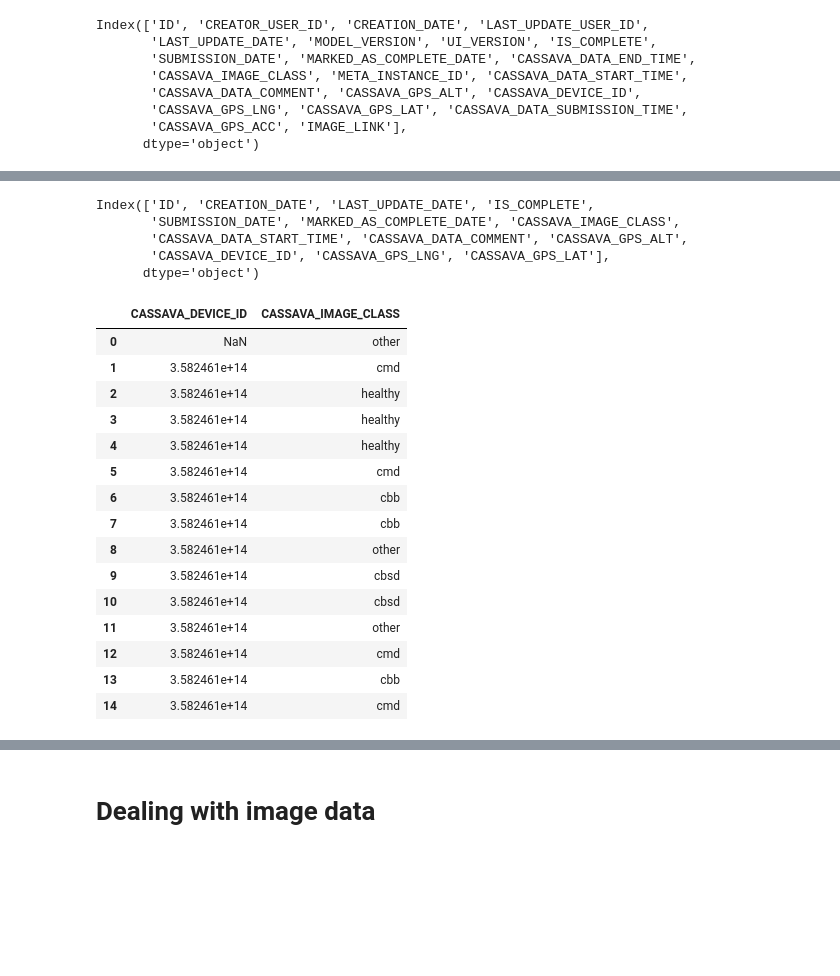
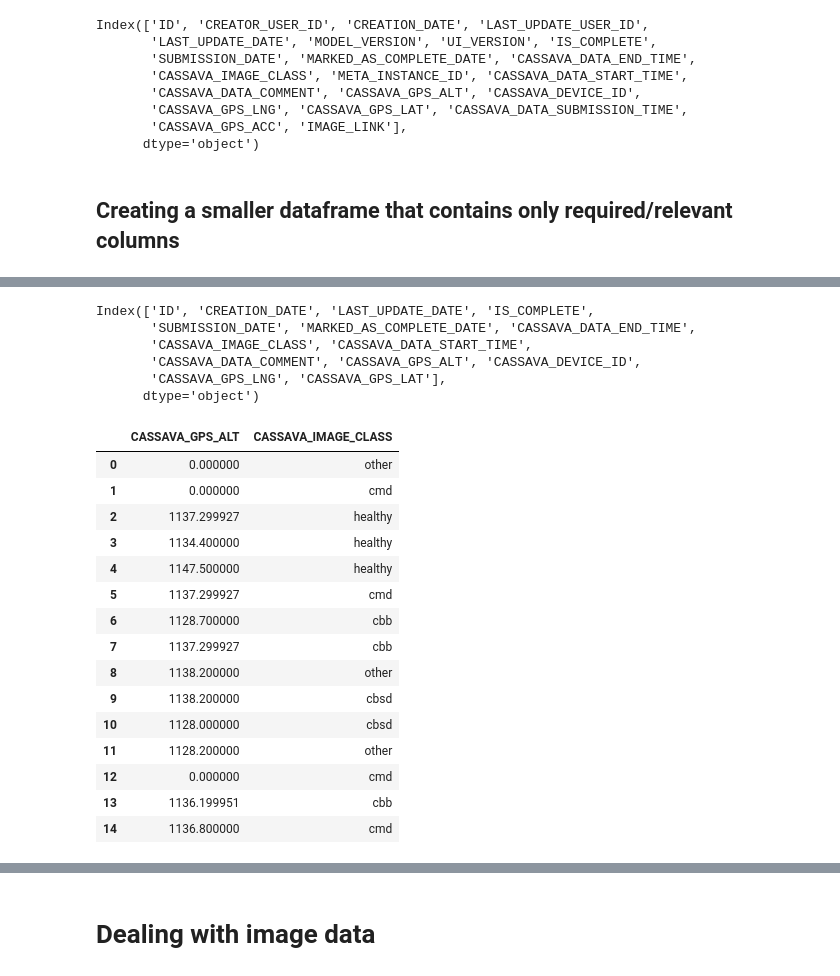
Before and after one commit to dnajjuma/Diana-Cassava-dataset, a Jupyter notebook: CASSAVA2.ipynb, the cells around one changed output, grey strips where cells are left out. Cells and saved outputs as stored; diff of their text form; code cells hidden in the pictures; blank space fills up the shorter version.

```diff
--- a/CASSAVA2.ipynb
+++ b/CASSAVA2.ipynb
@@ -169,0 +194,3 @@ cassava.head()
+# %%
+cassava['CASSAVA_DEVICE_ID'] = [hashlib.sha1(str.encode(str(i))).hexdigest() for i in cassava['CASSAVA_DEVICE_ID']]
+display(cassava.head())
@@ -201,6 +234,8 @@ Index(['ID', 'CREATOR_USER_ID', 'CREATION_DATE', 'LAST_UPDATE_USER_ID',
+# %% [markdown]
+## Creating a smaller dataframe that contains only required/relevant columns
 # %%
 #Locate the columns I need
-new_cassava = cassava.iloc[:,[0,2,4,7,8,9,11,13,14,15,16,17,18]]
+new_cassava = cassava.iloc[:,[0,2,4,7,8,9,10,11,13,14,15,16,17,18]]
 new_cassava.head(20)
 # %% [output]
 |  | ID | CREATION_DATE | LAST_UPDATE_DATE | IS_COMPLETE | SUBMISSION_DATE | MARKED_AS_COMPLETE_DATE | ... |
@@ -224,26 +259,27 @@ new_cassava.head(20)
 new_cassava.columns
 # %% [output]
 Index(['ID', 'CREATION_DATE', 'LAST_UPDATE_DATE', 'IS_COMPLETE',
-       'SUBMISSION_DATE', 'MARKED_AS_COMPLETE_DATE', 'CASSAVA_IMAGE_CLASS',
-       'CASSAVA_DATA_START_TIME', 'CASSAVA_DATA_COMMENT', 'CASSAVA_GPS_ALT',
-       'CASSAVA_DEVICE_ID', 'CASSAVA_GPS_LNG', 'CASSAVA_GPS_LAT'],
+       'SUBMISSION_DATE', 'MARKED_AS_COMPLETE_DATE', 'CASSAVA_DATA_END_TIME',
+       'CASSAVA_IMAGE_CLASS', 'CASSAVA_DATA_START_TIME',
+       'CASSAVA_DATA_COMMENT', 'CASSAVA_GPS_ALT', 'CASSAVA_DEVICE_ID',
+       'CASSAVA_GPS_LNG', 'CASSAVA_GPS_LAT'],
       dtype='object')
 # %%
-new_cassava.head(15).iloc[:,[10,6]]
+new_cassava.head(15).iloc[:,[10,7]]
 # %% [output]
-|  | CASSAVA_DEVICE_ID | CASSAVA_IMAGE_CLASS |
-| 0 | NaN | other |
-| 1 | 3.582461e+14 | cmd |
-| 2 | 3.582461e+14 | healthy |
-| 3 | 3.582461e+14 | healthy |
-| 4 | 3.582461e+14 | healthy |
-| 5 | 3.582461e+14 | cmd |
-| 6 | 3.582461e+14 | cbb |
-| 7 | 3.582461e+14 | cbb |
-| 8 | 3.582461e+14 | other |
-| 9 | 3.582461e+14 | cbsd |
-| 10 | 3.582461e+14 | cbsd |
-| 11 | 3.582461e+14 | other |
-| 12 | 3.582461e+14 | cmd |
-| 13 | 3.582461e+14 | cbb |
-| 14 | 3.582461e+14 | cmd |
+|  | CASSAVA_GPS_ALT | CASSAVA_IMAGE_CLASS |
+| 0 | 0.000000 | other |
+| 1 | 0.000000 | cmd |
+| 2 | 1137.299927 | healthy |
+| 3 | 1134.400000 | healthy |
+| 4 | 1147.500000 | healthy |
+| 5 | 1137.299927 | cmd |
+| 6 | 1128.700000 | cbb |
+| 7 | 1137.299927 | cbb |
+| 8 | 1138.200000 | other |
+| 9 | 1138.200000 | cbsd |
+| 10 | 1128.000000 | cbsd |
+| 11 | 1128.200000 | other |
+| 12 | 0.000000 | cmd |
+| 13 | 1136.199951 | cbb |
+| 14 | 1136.800000 | cmd |
```
Also changed, not shown: parts of 63 cells of this notebook.
